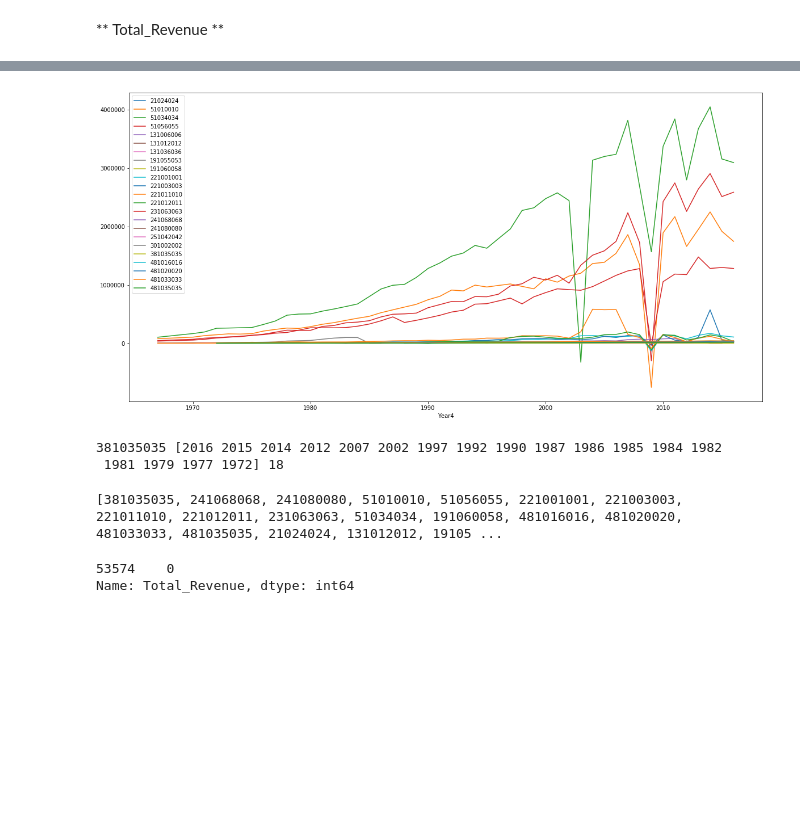
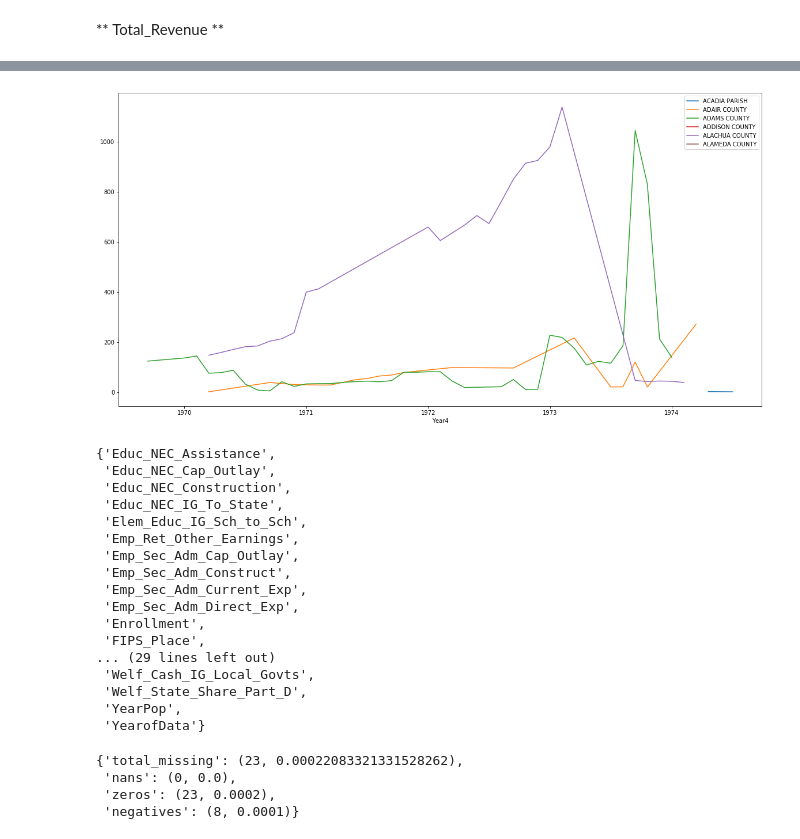
Before and after one commit to TruthTreeASD/ml, a Jupyter notebook: data_analysis/County_analysis.ipynb, the cells around one changed output, grey strips where cells are left out. Drawn from its saved outputs; the diff is of its cells as text; code cells hidden in the pictures; blank space fills up the shorter version.

```diff
--- a/data_analysis/County_analysis.ipynb
+++ b/data_analysis/County_analysis.ipynb
@@ -158,0 +314,4 @@ len(countys_missing_TR)
+# %%
+for key , val in d.items():
+    if len(val) > 1:
+        print(key,val)
@@ -158,0 +322,4 @@ len(countys_missing_TR)
+# %%
+instances = county.loc[county['ID'].isin(nan_ids)]
+# %%
+instances = instances.loc[(instances['Motor_Vehicle_License_Total'] != instances['Motor_Vehicle_License_Total']) | (instances['Motor_Vehicle_License_Total'] > 0)]
@@ -164,24 +365,14 @@ df = countys_missing_TR.groupby([,'Year4']).head()
-# %%
-df_grouped = countys_missing_TR.groupby('ID')
-fig, ax = pyplot.subplots(figsize=(20,10))
-for key, group in df_grouped:
-    group.groupby('Year4')['Total_Revenue'].mean().plot(ax=ax,label=key,legend=True)
-# %% [output]
-[figure, removed]
-# %%
-for id_ in id_list:
-    l=countys_missing_TR.loc[countys_missing_TR['ID'] == id_]['Year4'].values
-    print(id_,l,len(l))
-    break
-# %% [output]
-381035035 [2016 2015 2014 2012 2007 2002 1997 1992 1990 1987 1986 1985 1984 1982
- 1981 1979 1977 1972] 18
-# %%
-print(id_list)
-# %% [output]
-[381035035, 241068068, 241080080, 51010010, 51056055, 221001001, 221003003, 221011010, 221012011, 231063063, 51034034, 191060058, 481016016, 481020020, 481033033, 481035035, 21024024, 131012012, 19105 ...
-# %%
-county.loc[(county['ID'] == 481035035) & ( county['Year4'] == 1990)]['Total_Revenue']
-# %% [output]
-53574    0
-Name: Total_Revenue, dtype: int64
+# %%
+df_grouped = instances[['ID','Name','Total_Revenue','Year4','Motor_Vehicle_License_Total']].groupby('Name')
+fig, ax = pyplot.subplots(figsize=(20,10))
+years=[1967, 1970, 1971, 1972, 1973, 1974, 1975, 1976, 1977, 1978, 1979, 1980, 1981, 1982, 1983, 1984, 1985, 1986, 1987, 1988, 1989, 1990, 1991, 1992, 1993, 1994, 1995, 1996, 1997, 1998, 1999, 2000, 2001, 2002, 2003, 2004, 2005, 2006, 2007, 2008, 2009, 2010, 2011, 2012, 2013, 2014, 2015, 2016]
+ax.set_xticklabels(years, rotation=0)
+count=0
+for key, group in df_grouped:
+#     if key == 381035035:
+    group.groupby('Year4')['Motor_Vehicle_License_Total'].mean().plot(ax=ax,legend=True,label=key)
+    count +=1
+    if count > 5:
+        break
+# %% [output]
+[figure, added]
@@ -187,0 +383,20 @@ Name: Total_Revenue, dtype: int64
+# %%
+to_drop
+# %% [output]
+{'Educ_NEC_Assistance',
+ 'Educ_NEC_Cap_Outlay',
+ 'Educ_NEC_Construction',
+ 'Educ_NEC_IG_To_State',
+ 'Elem_Educ_IG_Sch_to_Sch',
+ 'Emp_Ret_Other_Earnings',
+ 'Emp_Sec_Adm_Cap_Outlay',
+ 'Emp_Sec_Adm_Construct',
+ 'Emp_Sec_Adm_Current_Exp',
+ 'Emp_Sec_Adm_Direct_Exp',
+ 'Enrollment',
+ 'FIPS_Place',
+... (29 lines left out)
+ 'Welf_Cash_IG_Local_Govts',
+ 'Welf_State_Share_Part_D',
+ 'YearPop',
+ 'YearofData'}
@@ -187,0 +405,7 @@ Name: Total_Revenue, dtype: int64
+# %%
+stats['Total_Revenue']
+# %% [output]
+{'total_missing': (23, 0.00022083321331528262),
+ 'nans': (0, 0.0),
+ 'zeros': (23, 0.0002),
+ 'negatives': (8, 0.0001)}
```
Also changed, not shown: parts of 103 cells of this notebook, 1 other file.
